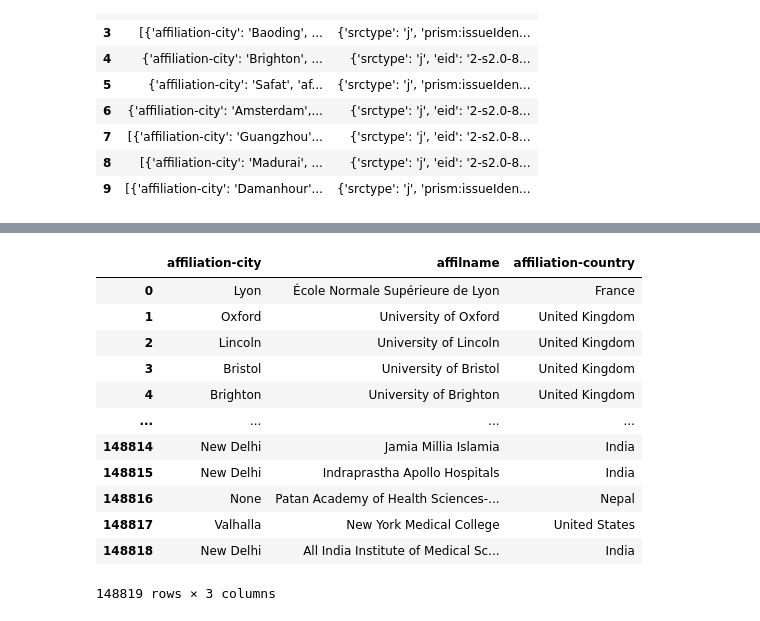
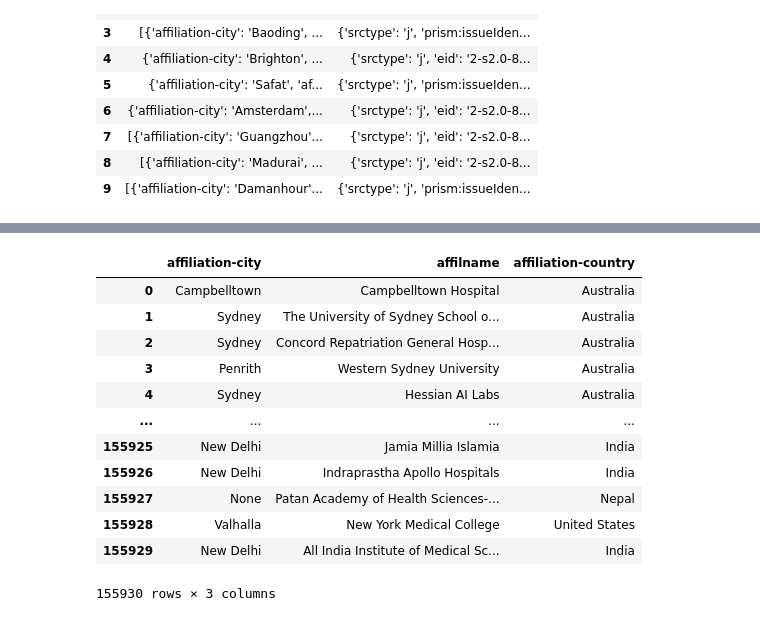
Before and after one commit to kopatri/cs5099masterthesis, a Jupyter notebook: notebooks/Scopus-Test.ipynb, the cells around one changed output, grey strips where cells are left out. Drawn from its saved outputs; the diff is of its cells as text; code cells hidden in the pictures.

```diff
--- a/notebooks/Scopus-Test.ipynb
+++ b/notebooks/Scopus-Test.ipynb
@@ -138,13 +138,13 @@ df_combined.head(10)
 | 8 | [{'affiliation-city': 'Madurai', ... | {'srctype': 'j', 'eid': '2-s2.0-8... |
 | 9 | [{'affiliation-city': 'Damanhour'... | {'srctype': 'j', 'prism:issueIden... |
 # %%
-def get_one_affiliation(dic):
+def get_one_entry(dic):
     df_affiliation_holder = pd.DataFrame(dic.items()).T
     df_affiliation_holder.columns = df_affiliation_holder.iloc[0]
     df_affiliation_holder = df_affiliation_holder.drop(df_affiliation_holder.index[0])
     return df_affiliation_holder
 # %%
-def get_various_affiliations(dic):
+def get_various_entries(dic):
     df_affiliation_holder = pd.DataFrame.from_dict(dic, orient='columns')
     return df_affiliation_holder
 # %%
@@ -155,9 +155,9 @@ df_affiliation_holder = pd.DataFrame()
 for i in df_combined['affiliation']:
     string_holder = str(i)
     if string_holder[0] == "[":
-        df_affiliation_holder = get_various_affiliations(i)
+        df_affiliation_holder = get_various_entries(i)
     else:
-        df_affiliation_holder = get_one_affiliation()
+        df_affiliation_holder = get_one_entry(i)
     df_affiliation = pd.concat([df_affiliation_holder, df_affiliation],ignore_index=True)
 df_affiliation
 # %% [output]
@@ -165,13 +165,13 @@ Wall time: 13min 31s
 |  | affiliation-city | affilname | affiliation-country |
-| 0 | Lyon | École Normale Supérieure de Lyon | France |
-| 1 | Oxford | University of Oxford | United Kingdom |
-| 2 | Lincoln | University of Lincoln | United Kingdom |
-| 3 | Bristol | University of Bristol | United Kingdom |
-| 4 | Brighton | University of Brighton | United Kingdom |
+| 0 | Campbelltown | Campbelltown Hospital | Australia |
+| 1 | Sydney | The University of Sydney School o... | Australia |
+| 2 | Sydney | Concord Repatriation General Hosp... | Australia |
+| 3 | Penrith | Western Sydney University | Australia |
+| 4 | Sydney | Hessian AI Labs | Australia |
 | ... | ... | ... | ... |
-| 148814 | New Delhi | Jamia Millia Islamia | India |
-| 148815 | New Delhi | Indraprastha Apollo Hospitals | India |
-| 148816 | None | Patan Academy of Health Sciences-... | Nepal |
-| 148817 | Valhalla | New York Medical College | United States |
-| 148818 | New Delhi | All India Institute of Medical Sc... | India |
+| 155925 | New Delhi | Jamia Millia Islamia | India |
+| 155926 | New Delhi | Indraprastha Apollo Hospitals | India |
+| 155927 | None | Patan Academy of Health Sciences-... | Nepal |
+| 155928 | Valhalla | New York Medical College | United States |
+| 155929 | New Delhi | All India Institute of Medical Sc... | India |
-148819 rows × 3 columns
+155930 rows × 3 columns
```
Also changed, not shown: parts of 4 cells of this notebook, 5 other files.
